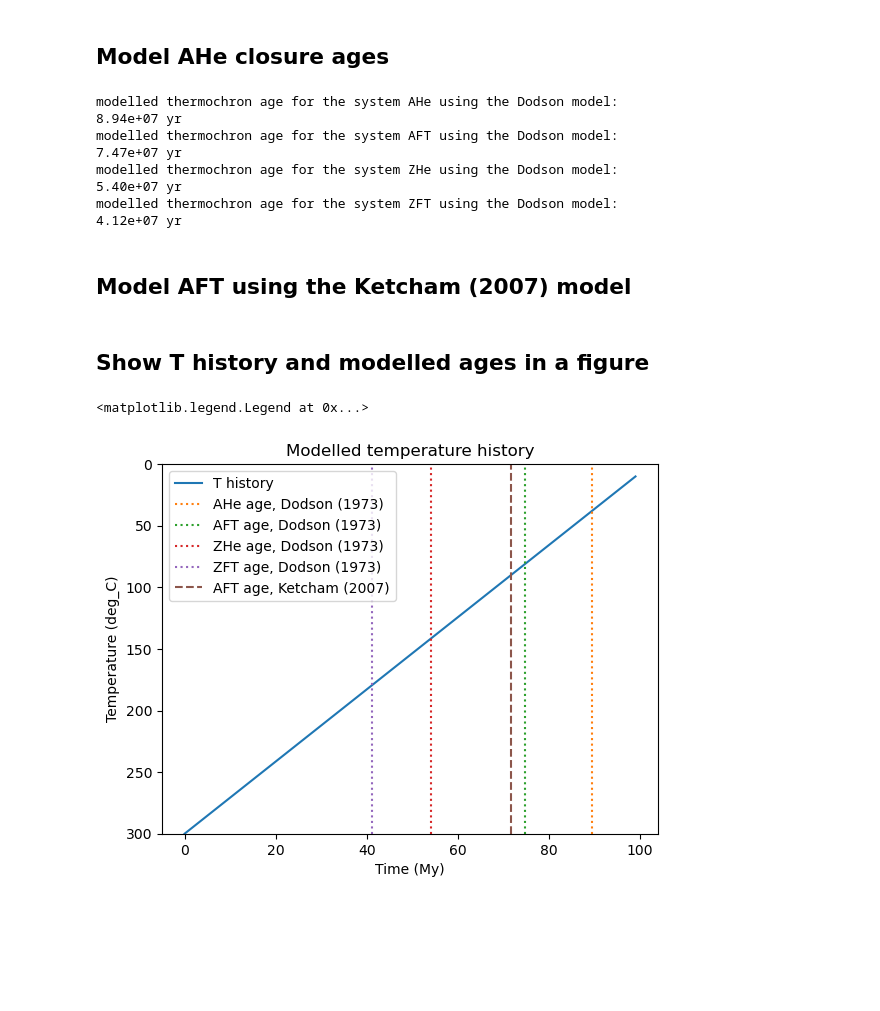
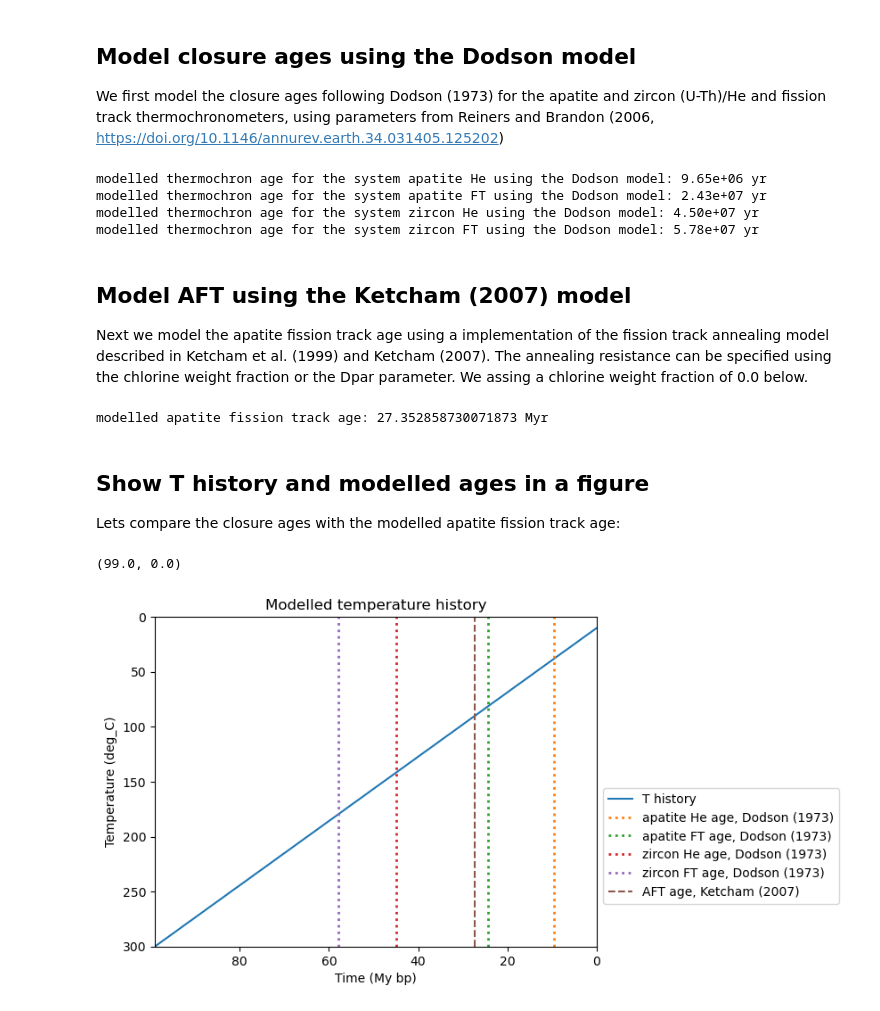
Before and after one commit to HUGG/TherAPPy, a Jupyter notebook: therappy_test.ipynb, the cells around one changed output. Saved outputs shown, nothing was run; the diff lists cells and outputs as text; code cells hidden in the pictures; blank space fills up the shorter version.

Commit message:
added separate assignment of mineral and thermochronometer to class, switched time input to years bp

```diff
--- a/therappy_test.ipynb
+++ b/therappy_test.ipynb
@@ -14,6 +21,3 @@ import lib.therappy_lib as trp
-# %%
-reload(trp)
-mygrain = trp.thermochron_object("AHe")
 # %% [markdown]
 ## Set up a temperature history
 
@@ -21,5 +26,5 @@ Note that for now the unit for time used in TherAPPy is years, and the unit for
 # %%
-time = np.arange(0, 100, 1.0) * 1e6 * u.year
+time = np.arange(0, 100.0, 1.0)[::-1] * 1e6 * u.year
 temperature =  np.linspace(300, 10, 100)  * u.deg_C
 tT = {"time": time, "temperature": temperature}
 
@@ -43,60 +48,82 @@ Temperature history:
             30.50505051,  27.57575758,  24.64646465,  21.71717172,
             18.78787879,  15.85858586,  12.92929293,  10.        ] deg_C>}
 # %% [markdown]
-## Model AHe closure ages
+## Model closure ages using the Dodson model
+
+We first model the closure ages following Dodson (1973) for the apatite and zircon (U-Th)/He and fission track thermochronometers, using parameters from Reiners and Brandon (2006, https://doi.org/10.1146/annurev.earth.34.031405.125202)
 # %%
-systems = ["AHe", "AFT", "ZHe", "ZFT"]
+minerals = ["apatite", "apatite", "zircon", "zircon"]
+thermochronometers = ["He", "FT", "He", "FT"]
+
+grains = []
 ages = []
 
 # go through the thermochron systems
-for tc_system in systems:
+for mineral, thermochronometer in zip(minerals, thermochronometers):
 
-    # set the thermochron system
-    mygrain.system = tc_system
+    # create a new thermochron object for each mineral & thermochronometer combination
+    mygrain = trp.thermochron_object(mineral)
 
     # model the thermochron age
-    mygrain.model_thermochron(tT, model="Dodson")
+    model_results = mygrain.model_thermochron(tT, thermochronometer=thermochronometer, model="Dodson")
 
     # store the ages
-    ages.append(mygrain.modelled_thermochron_age)
+    ages.append(model_results["modelled_thermochron_age_bp"])
 
-    print(f"modelled thermochron age for the system {mygrain.system} using the {mygrain.model} model:\n"
-          f"{mygrain.modelled_thermochron_age:0.2e}")
+    # store the grain in a list
+    grains.append(mygrain)
+
+    print(f"modelled thermochron age for the system {mygrain.mineral} {thermochronometer} using the {mygrain.model} model: "
+          f"{model_results['modelled_thermochron_age_bp']:0.2e}")
 # %% [output]
-modelled thermochron age for the system AHe using the Dodson model:
-8.94e+07 yr
-modelled thermochron age for the system AFT using the Dodson model:
-7.47e+07 yr
-modelled thermochron age for the system ZHe using the Dodson model:
-5.40e+07 yr
-modelled thermochron age for the system ZFT using the Dodson model:
-4.12e+07 yr
+modelled thermochron age for the system apatite He using the Dodson model: 9.65e+06 yr
+modelled thermochron age for the system apatite FT using the Dodson model: 2.43e+07 yr
+modelled thermochron age for the system zircon He using the Dodson model: 4.50e+07 yr
+modelled thermochron age for the system zircon FT using the Dodson model: 5.78e+07 yr
 # %% [markdown]
 ## Model AFT using the Ketcham (2007) model
+
+Next we model the apatite fission track age using a implementation of the fission track annealing model described in Ketcham et al. (1999) and Ketcham (2007). The annealing resistance can be specified using the chlorine weight fraction or the Dpar parameter. We assing a chlorine weight fraction of 0.0 below.
 # %%
+# aaaign fission track annealing parameters
 thermochron_parameters = {"kinetic_parameter": "Clwt", "Clwt": 0.0}
-mygrain.system = "AFT"
-mygrain.model_thermochron(tT, model="Ketcham2007", thermochron_parameters=thermochron_parameters)
-modelled_AFT_age = tT["time"].value.max() / 1e6 - mygrain.model_results["AFT_age"]
+
+# set up a new grain
+FTgrain = trp.thermochron_object("apatite")
+
+# model the apatite fission track age
+model_results = FTgrain.model_thermochron(tT, thermochronometer="FT", model="Ketcham2007", thermochron_parameters=thermochron_parameters)
+
+modelled_AFT_age = model_results["AFT_age"]
+
+print(f"modelled apatite fission track age: {modelled_AFT_age} Myr")
+# %% [output]
+modelled apatite fission track age: 27.352858730071873 Myr
 # %% [markdown]
 ## Show T history and modelled ages in a figure
+
+Lets compare the closure ages with the modelled apatite fission track age:
 # %%
 colors = list(matplotlib.colors.TABLEAU_COLORS)
 
 fig, ax = pl.subplots(1, 1)
 ax.plot(tT["time"].value / 1e6, tT["temperature"], label="T history")
 ax.set_ylim(tT["temperature"].value.max(), 0)
-ax.set_xlabel("Time (My)")
+ax.set_xlabel("Time (My bp)")
 Tu = tT["temperature"].unit
 ax.set_ylabel(f"Temperature ({Tu})")
 ax.set_title("Modelled temperature history")
 
-for i, system, age in zip(itertools.count(), systems, ages):
-    ax.axvline(age.value / 1e6, c=colors[i+1], ls=":", lw=1.5, label=f"{system} age, Dodson (1973)")
+for i, grain, age in zip(itertools.count(), grains, ages):
+    mineral = grain.mineral
+    thermochronometer = grain.thermochronometer
+    ax.axvline(age.value / 1e6, c=colors[i+1], ls=":", lw=2.0, label=f"{mineral} {thermochronometer} age, Dodson (1973)")
 
 ax.axvline(modelled_AFT_age, c=colors[i+2], ls="--", lw=1.5, label="AFT age, Ketcham (2007)")
 
-ax.legend()
+ax.legend(bbox_to_anchor=(1, 0.5))
+
+ax.set_xlim(tT["time"].value.max() / 1e6, 0)
 # %% [output]
-<matplotlib.legend.Legend at 0x...>
+(99.0, 0.0)
-[figure, old version]
+[figure, new version]
```
Also changed, not shown: parts of 4 cells of this notebook, 3 other files.
